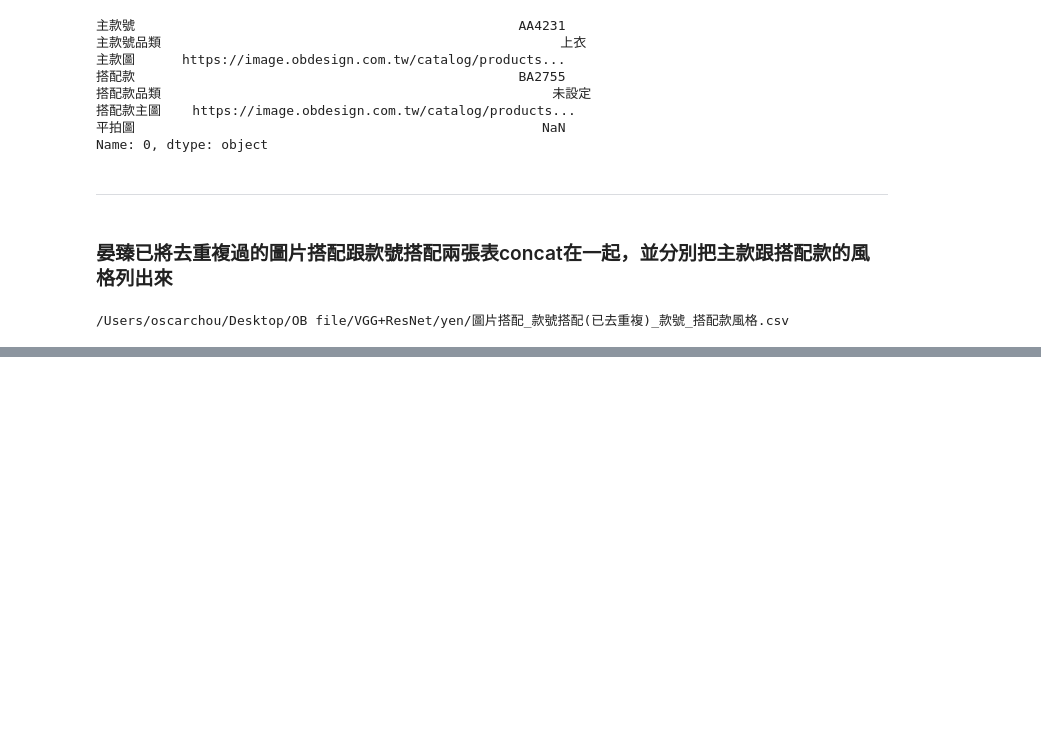
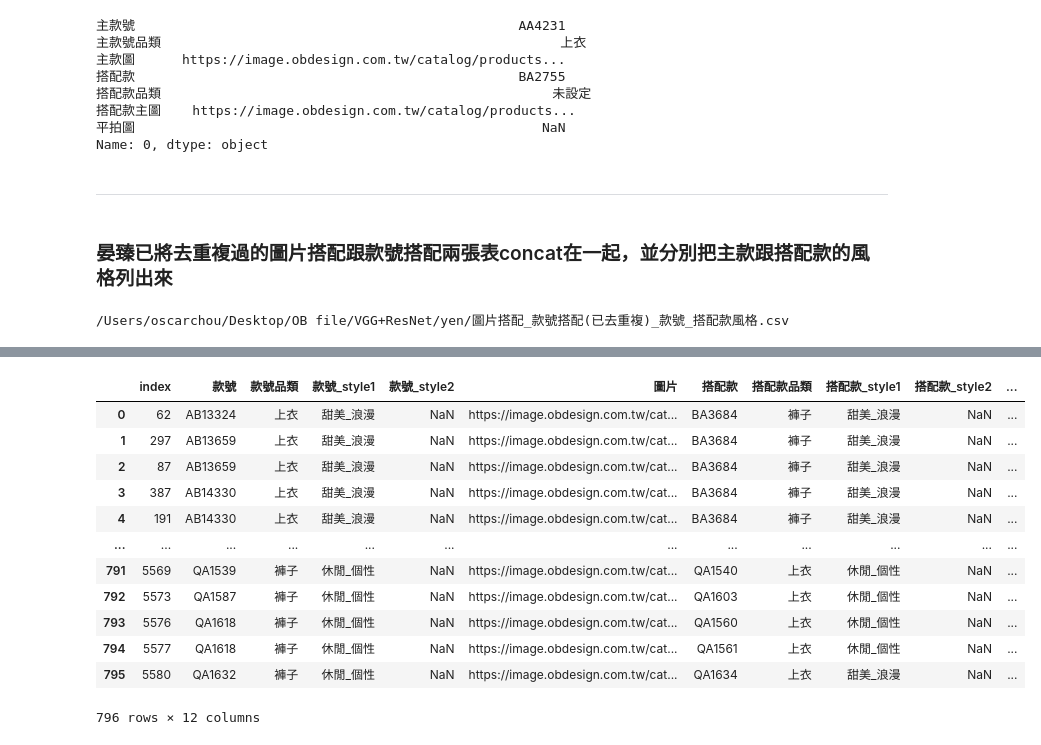
Before and after one commit to oscar-zhou/Program-Fashion-Recommandation-System, a Jupyter notebook: main_series.ipynb, the cells around one changed output, grey strips where cells are left out. Cells and saved outputs as stored; diff of their text form; code cells hidden in the pictures; blank space fills up the shorter version.

```diff
--- a/main_series.ipynb
+++ b/main_series.ipynb
@@ -589,0 +611,48 @@ FileLink("yen/圖片搭配_款號搭配(已去重複)_款號_搭配款風格.csv
+# %%
+#休閒_個性。甜美_浪漫
+for i,item in tqdm(outfit_style.iterrows()):
+    one = str(item[3])
+    two = str(item[4])
+    three = str(item[8])
+    four = str(item[9])
+    if one == "率性休閒" or one == "率性休閒":
+        outfit_style.loc[i,'款號_style1'] = "休閒_個性"
+    elif one == "清新甜美" or one == "溫柔浪漫":
+        outfit_style.loc[i,'款號_style1'] = "甜美_浪漫"
+
+    if two == "率性休閒" or two == "率性休閒":
+        outfit_style.loc[i,'款號_style2'] = "休閒_個性"
+    elif two == "清新甜美" or two == "溫柔浪漫":
+        outfit_style.loc[i,'款號_style2'] = "甜美_浪漫"
+
+    if outfit_style.loc[i][3] == outfit_style.loc[i][4]:
+        outfit_style.loc[i,'款號_style2'] = "NaN"
+
+    if three == "率性休閒" or three == "率性休閒":
+        outfit_style.loc[i,'搭配款_style1'] = "休閒_個性"
+    elif three == "清新甜美" or three == "溫柔浪漫":
+        outfit_style.loc[i,'搭配款_style1']  = "甜美_浪漫"
+
+    if four == "率性休閒" or four == "率性休閒":
+        outfit_style.loc[i,'搭配款_style2'] = "休閒_個性"
+    elif four == "清新甜美" or four == "溫柔浪漫":
+        outfit_style.loc[i,'搭配款_style2']  = "甜美_浪漫"
+
+    if outfit_style.loc[i][8] == outfit_style.loc[i][9]:
+        outfit_style.loc[i,'搭配款_style2'] = "NaN"
+# %%
+outfit_style
+# %% [output]
+|  | index | 款號 | 款號品類 | 款號_style1 | 款號_style2 | 圖片 | 搭配款 | 搭配款品類 | 搭配款_style1 | 搭配款_style2 | ... |
+| 0 | 62 | AB13324 | 上衣 | 甜美_浪漫 | NaN | https://image.obdesign.com.tw/cat... | BA3684 | 褲子 | 甜美_浪漫 | NaN | ... |
+| 1 | 297 | AB13659 | 上衣 | 甜美_浪漫 | NaN | https://image.obdesign.com.tw/cat... | BA3684 | 褲子 | 甜美_浪漫 | NaN | ... |
+| 2 | 87 | AB13659 | 上衣 | 甜美_浪漫 | NaN | https://image.obdesign.com.tw/cat... | BA3684 | 褲子 | 甜美_浪漫 | NaN | ... |
+| 3 | 387 | AB14330 | 上衣 | 甜美_浪漫 | NaN | https://image.obdesign.com.tw/cat... | BA3684 | 褲子 | 甜美_浪漫 | NaN | ... |
+| 4 | 191 | AB14330 | 上衣 | 甜美_浪漫 | NaN | https://image.obdesign.com.tw/cat... | BA3684 | 褲子 | 甜美_浪漫 | NaN | ... |
+| ... | ... | ... | ... | ... | ... | ... | ... | ... | ... | ... | ... |
+| 791 | 5569 | QA1539 | 褲子 | 休閒_個性 | NaN | https://image.obdesign.com.tw/cat... | QA1540 | 上衣 | 休閒_個性 | NaN | ... |
+| 792 | 5573 | QA1587 | 褲子 | 休閒_個性 | NaN | https://image.obdesign.com.tw/cat... | QA1603 | 上衣 | 休閒_個性 | NaN | ... |
+| 793 | 5576 | QA1618 | 褲子 | 休閒_個性 | NaN | https://image.obdesign.com.tw/cat... | QA1560 | 上衣 | 休閒_個性 | NaN | ... |
+| 794 | 5577 | QA1618 | 褲子 | 休閒_個性 | NaN | https://image.obdesign.com.tw/cat... | QA1561 | 上衣 | 休閒_個性 | NaN | ... |
+| 795 | 5580 | QA1632 | 褲子 | 休閒_個性 | NaN | https://image.obdesign.com.tw/cat... | QA1634 | 上衣 | 甜美_浪漫 | NaN | ... |
+796 rows × 12 columns
```
Also changed, not shown: parts of 4 cells of this notebook.
